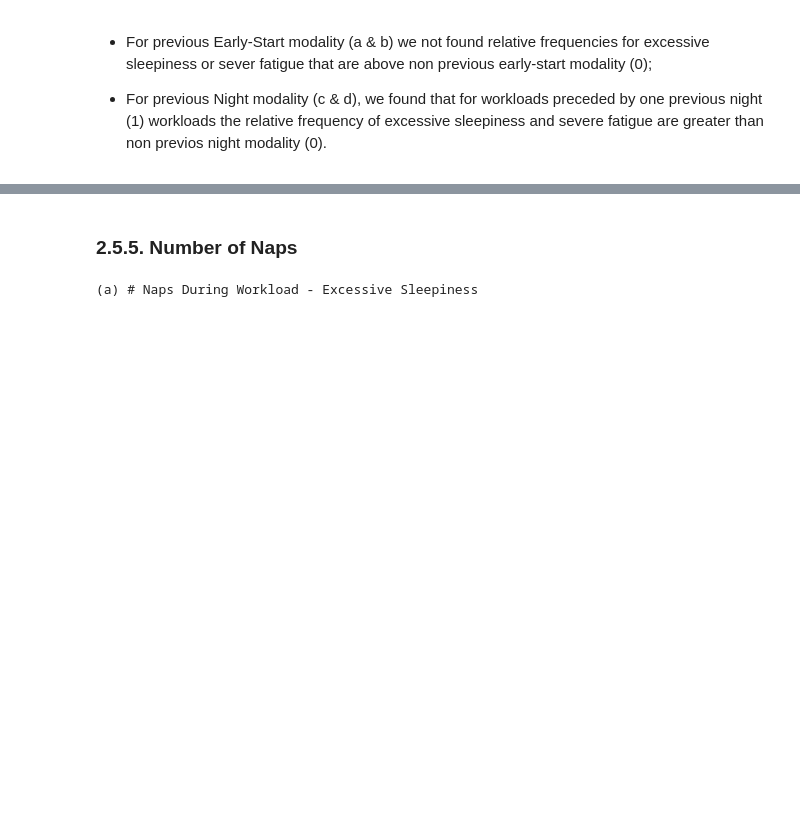
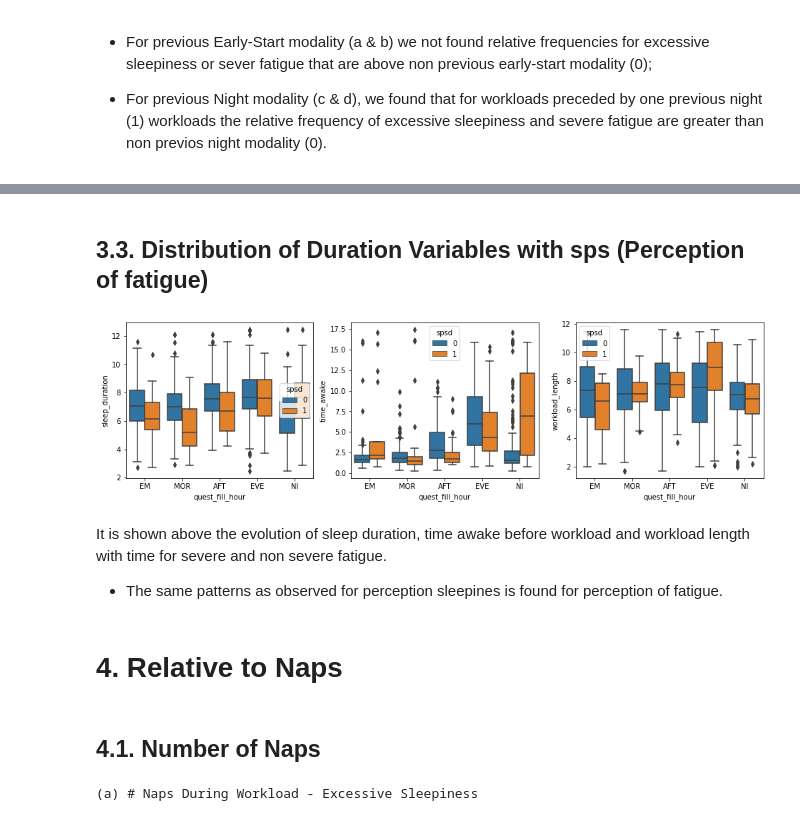
Before and after one commit to jlpscampos/Perception-of-Excessive-Sleepiness-and-Severe-Fatigue-in-Civil-Aviation-Pilots, a Jupyter notebook: EDA.ipynb, the cells around one changed output, grey strips where cells are left out. Cells and saved outputs as stored; diff of their text form; code cells hidden in the pictures; blank space fills up the shorter version.

```diff
--- a/EDA.ipynb
+++ b/EDA.ipynb
@@ -266,5 +323,21 @@ plt.show()
+# %% [markdown]
+## 3.3. Distribution of Duration Variables with sps (Perception of fatigue)
+# %%
+fig, ax = plt.subplots(nrows = 1, ncols = 3, figsize=(16,4))
+sns.boxplot(data = temp, x = 'quest_fill_hour', y = 'sleep_duration', hue = 'spsd', order = ['EM','MOR','AFT','EVE','NI'], ax = ax[0])
+sns.boxplot(data = temp, x = 'quest_fill_hour', y = 'time_awake', hue = 'spsd', order = ['EM','MOR','AFT','EVE','NI'], ax = ax[1])
+sns.boxplot(data = temp, x = 'quest_fill_hour', y = 'workload_length', hue = 'spsd', order = ['EM','MOR','AFT','EVE','NI'], ax = ax[2])
+plt.show()
+# %% [output]
+[figure, added]
+# %% [markdown]
+It is shown above the evolution of sleep duration, time awake before workload and workload length with time for severe and non severe fatigue.
+
+* The same patterns as observed for perception sleepines is found for perception of fatigue.
+# %% [markdown]
+# 4. Relative to Naps
 # %% [markdown]
-### 2.5.5. Number of Naps
+## 4.1. Number of Naps
 # %%
 x1 = pd.crosstab(working_df['kssd'], working_df['nap_number'], rownames=['Sleepiness'],
                  colnames=['nap_number'], margins=True, normalize='columns')
```
Also changed, not shown: parts of 22 cells of this notebook, 1 other file.
